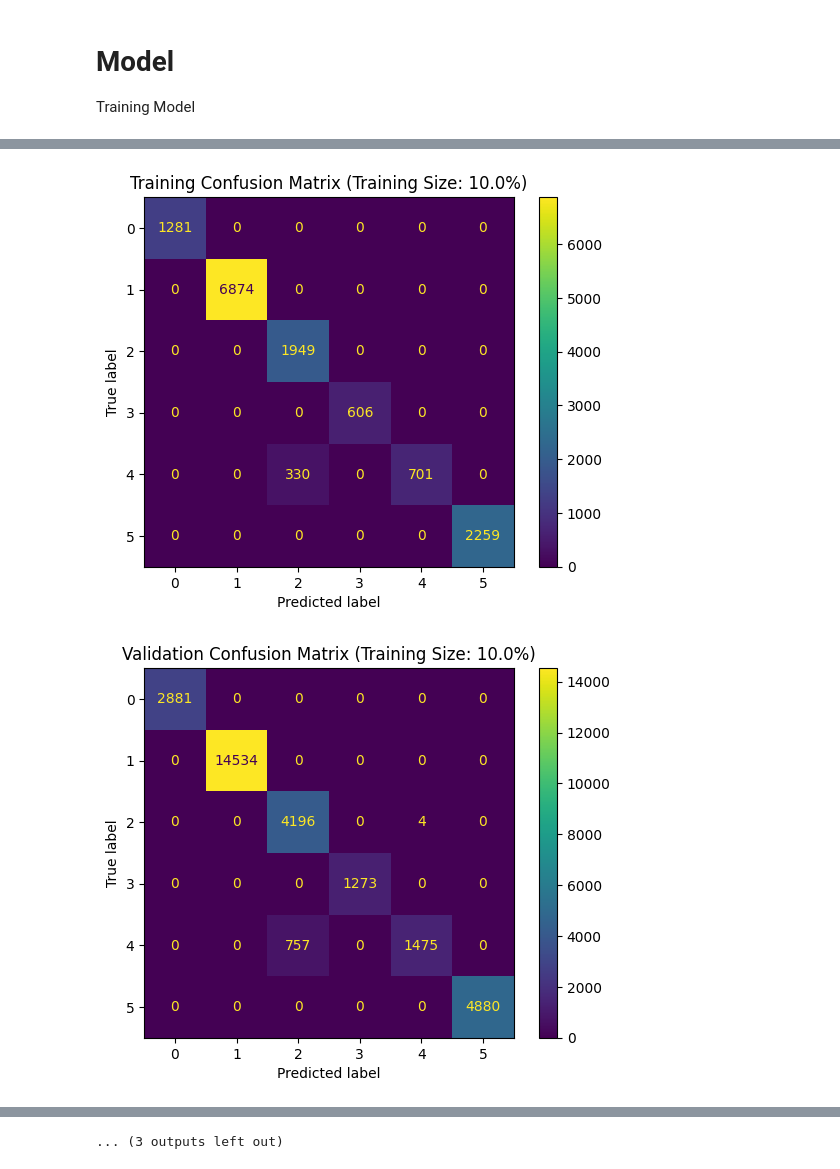
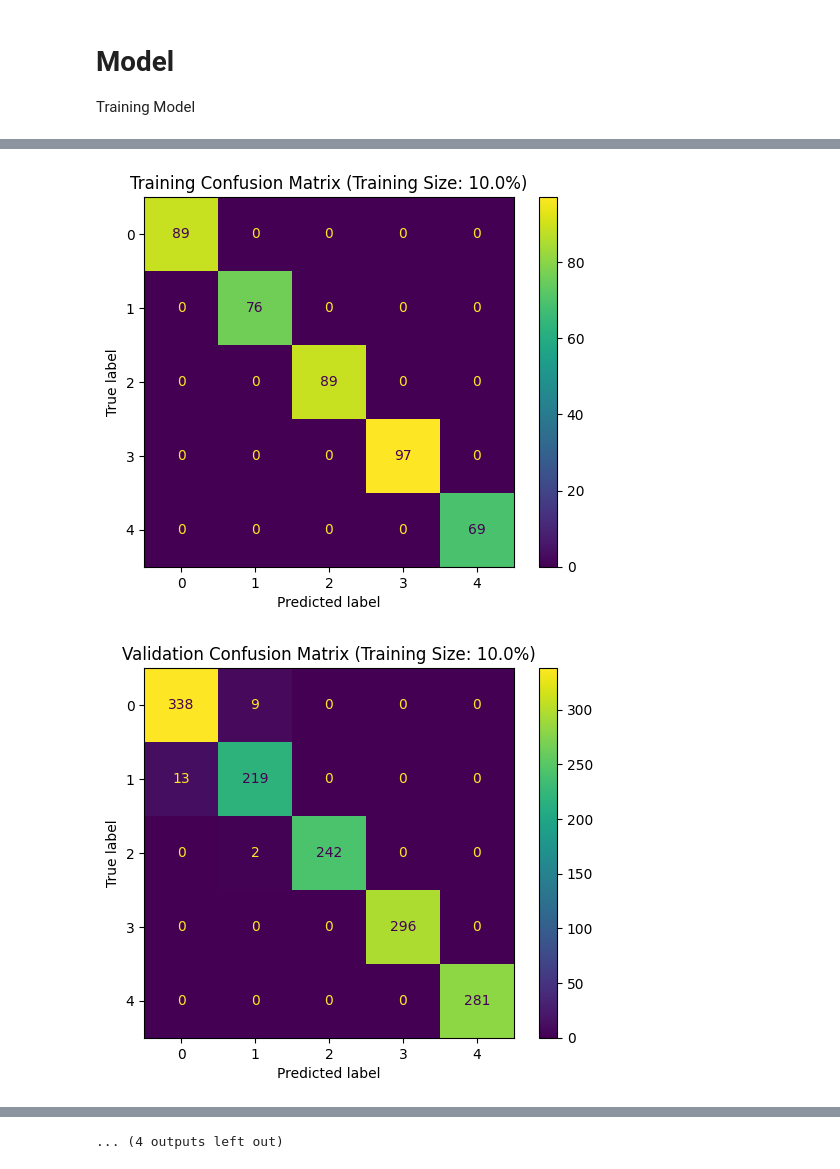
Before and after one commit to Capstone24UPRM/Analysis-and-Mitigation-of-DDoS-Attacks, a Jupyter notebook: ML/RandomForrestClassifiermodel.ipynb, the cells around one changed output, grey strips where cells are left out. Cells and saved outputs as stored; diff of their text form; code cells hidden in the pictures.

Commit message:
Added new model and joblib with getflood training

```diff
--- a/ML/RandomForrestClassifiermodel.ipynb
+++ b/ML/RandomForrestClassifiermodel.ipynb
@@ -25,6 +26,6 @@ The sampled variable takes 200,000 records from our df randomly. This is because
 
 Also we are turning string columns into a numerical values
 # %%
-df = pd.read_csv('/content/DDoS_data_with_flags.csv')
+df = pd.read_csv('/content/combined.csv')
 df.head()
 # %% [output]
@@ -60,16 +74,21 @@ PKT_CLASS label encoding:
 # %%
+
 le = LabelEncoder()
-# df = df.drop(columns=['FLAGS', "FID", "SEQ_NUMBER"])
-df['PKT_TYPE'] = le.fit_transform(df['PKT_TYPE'])
-df['FLAGS'] = le.fit_transform(df['FLAGS'])
-df['NODE_NAME_FROM'] = le.fit_transform(df['NODE_NAME_FROM'])
-df['NODE_NAME_TO'] = le.fit_transform(df['NODE_NAME_TO'])
-df['PKT_CLASS'] = le.fit_transform(df['PKT_CLASS'])
-df['session_duration'] = abs(df['LAST_PKT_RESEVED'] - df['FIRST_PKT_SENT'])
-df['request_time'] = abs(df['PKT_RESEVED_TIME'] - df['PKT_SEND_TIME'])
-df['ttl'] = df['session_duration'] - 64
-df['request_rate'] = df['NUMBER_OF_PKT'] / df['session_duration']
+
+df['SRC_IP'] = le.fit_transform(df['SRC_IP'])
+df['DST_IP'] = le.fit_transform(df['DST_IP'])
+df.drop(columns=['FIRST_PKT_SENT', "LAST_PKT_RECEIVED"], inplace=True)
+# # df = df.drop(columns=['FLAGS', "FID", "SEQ_NUMBER"])
+# df['PKT_TYPE'] = le.fit_transform(df['PKT_TYPE'])
+# df['FLAGS'] = le.fit_transform(df['FLAGS'])
+# df['NODE_NAME_FROM'] = le.fit_transform(df['NODE_NAME_FROM'])
+# df['NODE_NAME_TO'] = le.fit_transform(df['NODE_NAME_TO'])
+# df['PKT_CLASS'] = le.fit_transform(df['PKT_CLASS'])
+# df['session_duration'] = abs(df['LAST_PKT_RESEVED'] - df['FIRST_PKT_SENT'])
+# df['request_time'] = abs(df['PKT_RESEVED_TIME'] - df['PKT_SEND_TIME'])
+# df['ttl'] = df['session_duration'] - 64
+# df['request_rate'] = df['NUMBER_OF_PKT'] / df['session_duration']
 # df = df.dropna(subset=['PKT_DELAY_NODE', 'PKT_RATE', 'BYTE_RATE', 'PKT_AVG_SIZE', 'UTILIZATION', 'PKT_DELAY', 'PKT_SEND_TIME', 'PKT_RESEVED_TIME', 'FIRST_PKT_SENT', 'LAST_PKT_RESEVED'])
-sampled = df.sample(n=200000, random_state=42)
+sampled = df.sample(n=7000)
 sampled.head()
 # %% [output]
@@ -85,11 +103,11 @@ sampled.head()
 
 Spliting the data into 70, 15, 15 porcentage for training, testing and validation.
 # %%
-Y = sampled['PKT_CLASS']
-X = sampled.drop(columns='PKT_CLASS')
+Y = sampled['LABEL']
+X = sampled.drop(columns='LABEL')
 
-# First Splitting Data into 70% training and 30% testing
-X_train, X_test, Y_train, Y_test = train_test_split(X, Y, test_size=0.3)
+# First Splitting Data into 70% training and 40% testing
+X_train, X_test, Y_train, Y_test = train_test_split(X, Y, test_size=0.4)
 # Second splitting 50% testing and 50% validation
 X_test, X_val, Y_test, Y_val = train_test_split(X_test, Y_test, test_size=0.5)
 
@@ -148,7 +157,8 @@ From this corr matrix we can see red points strong correlation between features.
 # %% [markdown]
 # Feature Selection
 # %%
-columns_to_drop = ["NUMBER_OF_BYTE", "BYTE_RATE", "SRC_ADD", "DES_ADD", "PKT_ID", "FROM_NODE", "TO_NODE", "PKT_SIZE", "FID", "SEQ_NUMBER", "NODE_NAME_FROM", "NODE_NAME_TO", "PKT_IN", "PKT_OUT", "PKT_DELAY_NODE", "PKT_AVG_SIZE", "PKT_SEND_TIME", "PKT_RESEVED_TIME", "FIRST_PKT_SENT", "LAST_PKT_RESEVED", "request_time" ]
+# columns_to_drop = ["NUMBER_OF_BYTE", "BYTE_RATE", "SRC_ADD", "DES_ADD", "PKT_ID", "FROM_NODE", "TO_NODE", "PKT_SIZE", "FID", "SEQ_NUMBER", "NODE_NAME_FROM", "NODE_NAME_TO", "PKT_IN", "PKT_OUT", "PKT_DELAY_NODE", "PKT_AVG_SIZE", "PKT_SEND_TIME", "PKT_RESEVED_TIME", "FIRST_PKT_SENT", "LAST_PKT_RESEVED", "request_time", "PKT_R", "PKT_DELAY" ]
+columns_to_drop = ["SRC_IP", "DST_IP"]
 X_train =  X_train.drop(columns=columns_to_drop)
 X_test = X_test.drop(columns=columns_to_drop)
 X_val = X_val.drop(columns=columns_to_drop)
@@ -178,6 +188,7 @@ validation_scores = []
 test_scores = []
 X_test_with_predictions = pd.DataFrame()
 
+model = RandomForestClassifier(n_estimators=100, max_depth=15, random_state=42)
 y_test_report = None
 for size in train_sizes:
     # Subsampling data, to get interval values for plotting values
@@ -206,32 +217,34 @@ for size in train_sizes:
     disp = ConfusionMatrixDisplay(confusion_matrix=train_cm)
     disp.plot()
     plt.title(f'Training Confusion Matrix (Training Size: {size * 100}%)')
     plt.show()
 
 
     disp = ConfusionMatrixDisplay(confusion_matrix=val_cm)
     disp.plot()
     plt.title(f'Validation Confusion Matrix (Training Size: {size * 100}%)')
     plt.show()
 
     disp = ConfusionMatrixDisplay(confusion_matrix=test_cm)
     disp.plot()
     plt.title(f'Test Confusion Matrix (Training Size: {size * 100}%)')
     plt.show()
 
 
 
 
     X_test_temp = X_test.copy()
     X_test_temp['predicted'] = Y_test_acc
 
 
     X_test_with_predictions = pd.concat([X_test_with_predictions, X_test_temp], ignore_index=True)
 
 
+dump(model, 'random_forest_model.joblib')
+
 
     # Display or store combined data (X_test with predictions)
     # print(X_test_with_predictions.head())  # Display first 5 rows
 # %% [output]
-[figure, old version]
+[figure, new version]
-[figure, old version]
+[figure, new version]
@@ -248,4 +261,4 @@ for size in train_sizes:
-... (3 outputs left out)
+... (4 outputs left out)
 # %%
 print(X_test_with_predictions.head())
 # %% [output]
```
Also changed, not shown: parts of 13 cells of this notebook, 1 other file.
